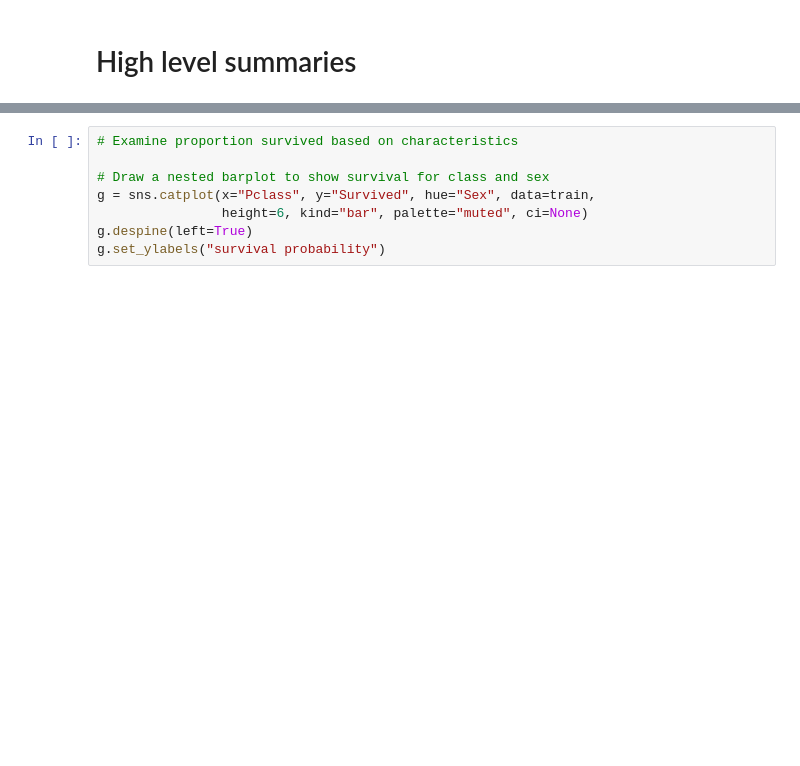
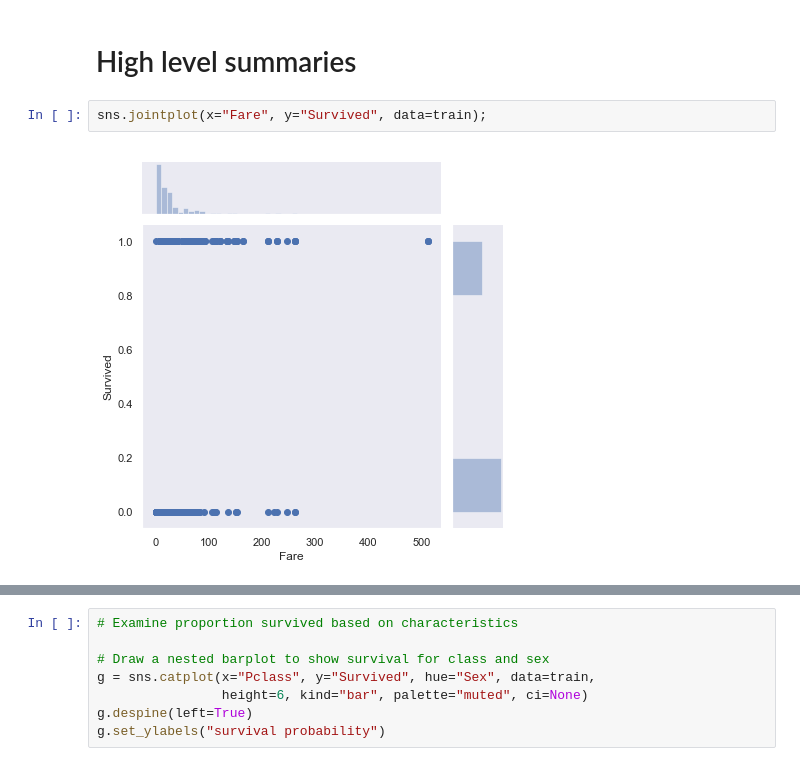
Before and after one commit to aoshdev/data-analysis, a Jupyter notebook: Titanic/titanic-analysis.ipynb, the cells around one changed output, grey strips where cells are left out. Drawn from its saved outputs; the diff is of its cells as text; blank space fills up the shorter version.

```diff
--- a/Titanic/titanic-analysis.ipynb
+++ b/Titanic/titanic-analysis.ipynb
@@ -38,3 +45,7 @@ train.head()
 | 4 | 5 | 0 | 3 | Allen, Mr. William Henry | male | 35.0 | 0 | 0 | 373450 | 8.0500 | ... |
 # %% [markdown]
 # High level summaries
+# %%
+sns.jointplot(x="Fare", y="Survived", data=train);
+# %% [output]
+[figure, added]
```
Also changed, not shown: parts of 18 cells of this notebook, 1 other file.
